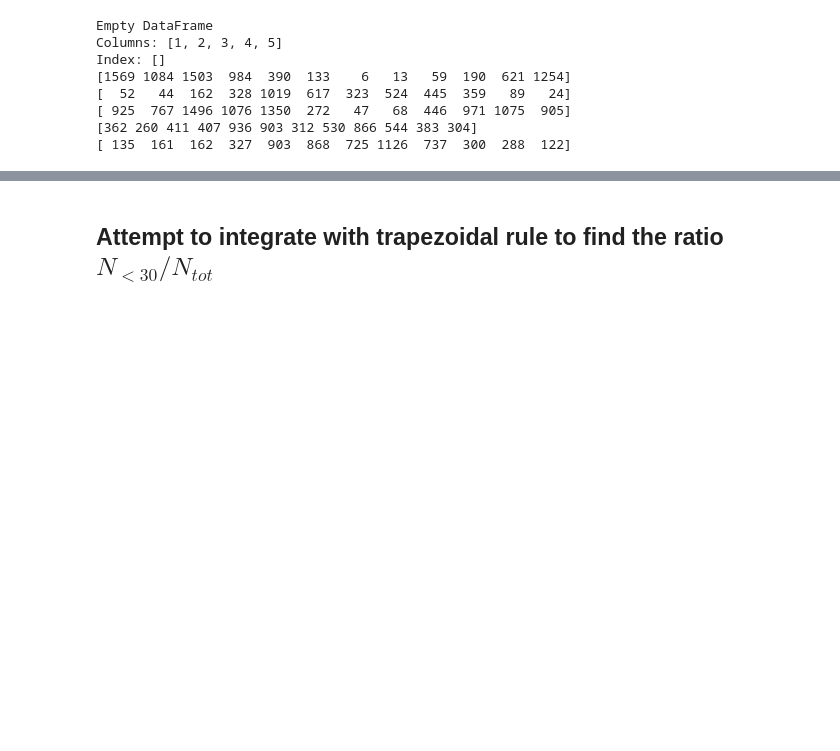
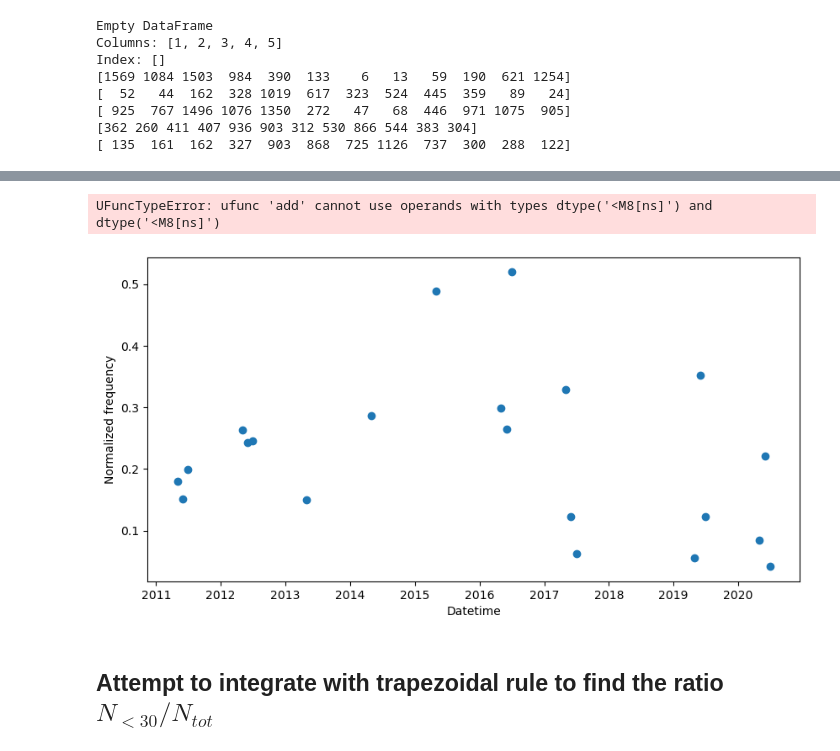
Before and after one commit to eScience-course/Tjaernoe2022-group3, a Jupyter notebook: notebooks/Load and analyze DMPS data.ipynb, the cells around one changed output, grey strips where cells are left out. Cells and saved outputs as stored; diff of their text form; code cells hidden in the pictures; blank space fills up the shorter version.

```diff
--- a/notebooks/Load and analyze DMPS data.ipynb
+++ b/notebooks/Load and analyze DMPS data.ipynb
@@ -1172,0 +1226,4 @@ df_cluster.loc[:,'date'] = df_cluster.loc[:,'date'] - df_cluster.loc[:,'date'][0
+# %%
+df_T.columns = ['1','2','3','4','5','total', 'month']
+# %%
+df_T_summer = df_T[df_T.month.isin([5,6,7])]
@@ -1172,0 +1234,2 @@ df_cluster.loc[:,'date'] = df_cluster.loc[:,'date'] - df_cluster.loc[:,'date'][0
+# %%
+df_T_summer = df_T_summer.sort_index()
@@ -1172,0 +1256,2 @@ df_cluster.loc[:,'date'] = df_cluster.loc[:,'date'] - df_cluster.loc[:,'date'][0
+# %%
+df_norm_summer = df_T_summer[['1', '2', '3', '4', '5']].div(df_T_summer['total'], axis=0)
@@ -1173,3 +1278,35 @@ df_cluster.loc[:,'date'] = df_cluster.loc[:,'date'] - df_cluster.loc[:,'date'][0
+# %%
+fig, ax = plt.subplots(figsize=(10,5))
+
+ax.plot(df_norm_summer.index,df_norm_summer['2'].values,'o' )
+ax.set_ylabel('Normalized frequency')
+ax.set_xlabel('Datetime')
+
+
+# Fit a slope
+varx = df_norm_summer.index
+vary = df_norm_summer['2'].values
+
+# # mask = ~np.isnan(varx) & ~np.isnan(vary)
+res = sc.stats.linregress(varx, vary)
+
+# print(f"R-squared: {res.rvalue**2:.6f}")
+
+# plt.plot(varx,
+#          vary,
+#          'o', label='original data')
+# plt.plot(varx,
+#          res.intercept + res.slope*varx,
+#          'r-', label='fitted line')
+# plt.legend()
+# plt.show()
+# plt.ylabel('N_tot')
+# plt.xlabel('N_tot_calc')
+# print(res.intercept)
+# print(res.slope)
+# %% [output]
+UFuncTypeError: ufunc 'add' cannot use operands with types dtype('<M8[ns]') and dtype('<M8[ns]')
+[figure, added]
 # %% [markdown]
 ## Attempt to integrate with trapezoidal rule to find the ratio $N_{<30}/N_{tot}$
 # %%
```
Also changed, not shown: parts of 23 cells of this notebook.
